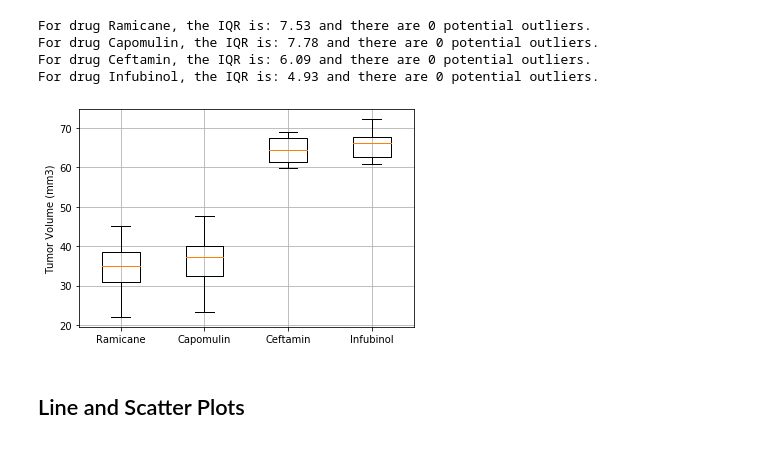
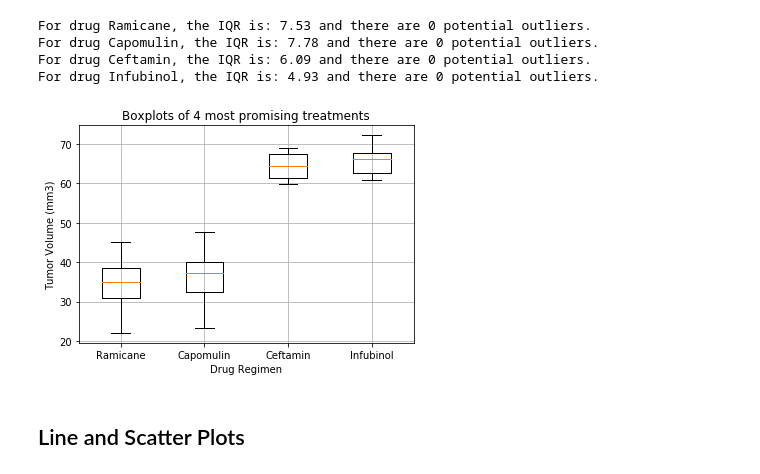
Before and after one commit to jasoncr/Anti-Cancer-Drug-Analysis, a Jupyter notebook: Pymaceuticals/pymaceuticals_starter.ipynb, the cells around one changed output. Cells and saved outputs as stored; diff of their text form; code cells hidden in the pictures.

```diff
--- a/Pymaceuticals/pymaceuticals_starter.ipynb
+++ b/Pymaceuticals/pymaceuticals_starter.ipynb
@@ -292,22 +277,24 @@ For drug Infubinol, the IQR is: 4.93 and there are 0 potential outliers.
 # %%
 # Generate a box plot of the final tumor volume of each mouse across four regimens of interest
 
 #create data to plot
 labels = [best_one_df.iloc[0,0], best_two_df.iloc[0,0], best_three_df.iloc[0,0], best_four_df.iloc[0,0]]
 data_to_plot = [best_one_df["Tumor Volume (mm3)"],
                 best_two_df["Tumor Volume (mm3)"],
                best_three_df["Tumor Volume (mm3)"],
                best_four_df["Tumor Volume (mm3)"]]
 #call boxplot
 plt.boxplot(data_to_plot,
             positions = [1, 2, 3, 4],
             labels = labels)
+plt.title("Boxplots of 4 most promising treatments")
+plt.xlabel("Drug Regimen")
 plt.ylabel("Tumor Volume (mm3)")
 plt.grid(True)
 
 plt.show()
 # %% [output]
-[figure, old version]
+[figure, new version]
 # %% [markdown]
 ## Line and Scatter Plots
 # %%
```
Also changed, not shown: parts of 4 cells of this notebook.
